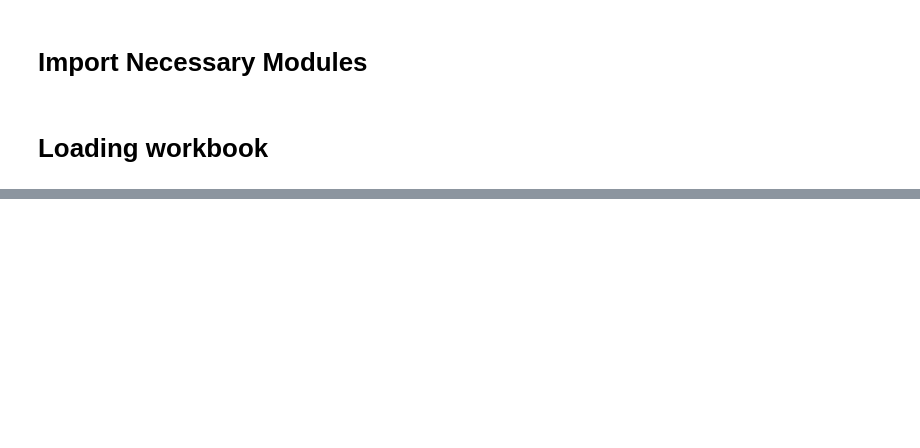
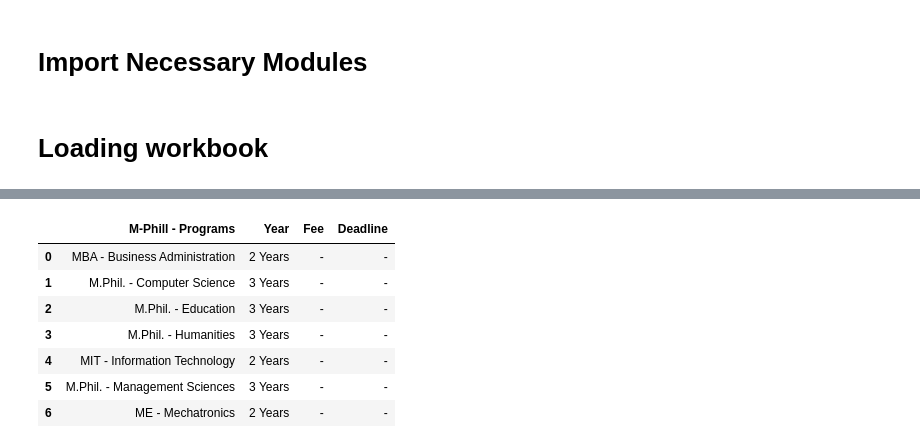
Before and after one commit to mirfan-ahmad/University-Recommendation-System, a Jupyter notebook: Cleaning Worksheet.ipynb, the cells around one changed output, grey strips where cells are left out. Saved outputs shown, nothing was run; the diff lists cells and outputs as text; code cells hidden in the pictures; blank space fills up the shorter version.

Commit message:
Splitting into different Data Frames

```diff
--- a/Cleaning Worksheet.ipynb
+++ b/Cleaning Worksheet.ipynb
@@ -41,0 +26,26 @@ df
+# %%
+def fetch(lst, start, end, row):
+    if row.iloc[start] != '-':
+        lst.append(row.iloc[start:end].tolist())
+
+Universities = []
+data = []
+i = 0
+for index, row in df.iterrows():
+    if row.iloc[0] != '-':
+        if i != 0:
+            tmp = [bs, masters, mphill, phd, dip]
+            Universities.append(tmp)
+        data.append(row.iloc[0])
+        bs = [row.iloc[1:5].tolist()]
+        masters = [row.iloc[5:9].tolist()]
+        mphill = [row.iloc[9:13].tolist()]
+        phd = [row.iloc[13:17].tolist()]
+        dip = [row.iloc[17:21].tolist()]
+        i += 1
+    else:
+        fetch(bs, 1, 5, row)
+        fetch(masters, 5, 9, row)
+        fetch(mphill, 9, 13, row)
+        fetch(phd, 13, 17, row)
+        fetch(dip, 17, 21, row)
@@ -41,0 +72,20 @@ df
+# %%
+DATA_FRAMES = []
+for i in range(len(Universities)):
+    df1 = pd.DataFrame(Universities[i][0], columns=['Bachelors - Programs', 'Year', 'Fee', 'Deadline'])
+    df2 = pd.DataFrame(Universities[i][1], columns=['Masters - Programs', 'Year', 'Fee', 'Deadline'])
+    df3 = pd.DataFrame(Universities[i][2], columns=['M-Phill - Programs', 'Year', 'Fee', 'Deadline'])
+    df4 = pd.DataFrame(Universities[i][3], columns=['PHD - Programs', 'Year', 'Fee', 'Deadline'])
+    df5 = pd.DataFrame(Universities[i][4], columns=['Diploma - Programs', 'Year', 'Fee', 'Deadline'])
+    DATA_FRAMES.append([df1, df2, df3, df4, df5])
+# %%
+DATA_FRAMES[5][2]
+# %% [output]
+|  | M-Phill - Programs | Year | Fee | Deadline |
+| 0 | MBA - Business Administration | 2 Years | - | - |
+| 1 | M.Phil. - Computer Science | 3 Years | - | - |
+| 2 | M.Phil. - Education | 3 Years | - | - |
+| 3 | M.Phil. - Humanities | 3 Years | - | - |
+| 4 | MIT - Information Technology | 2 Years | - | - |
+| 5 | M.Phil. - Management Sciences | 3 Years | - | - |
+| 6 | ME - Mechatronics | 2 Years | - | - |
```
Also changed, not shown: parts of 6 cells of this notebook.
